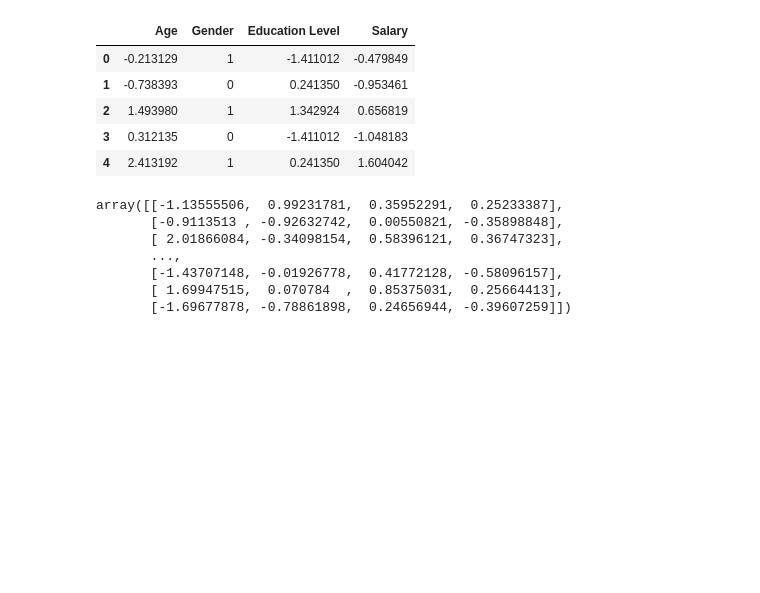
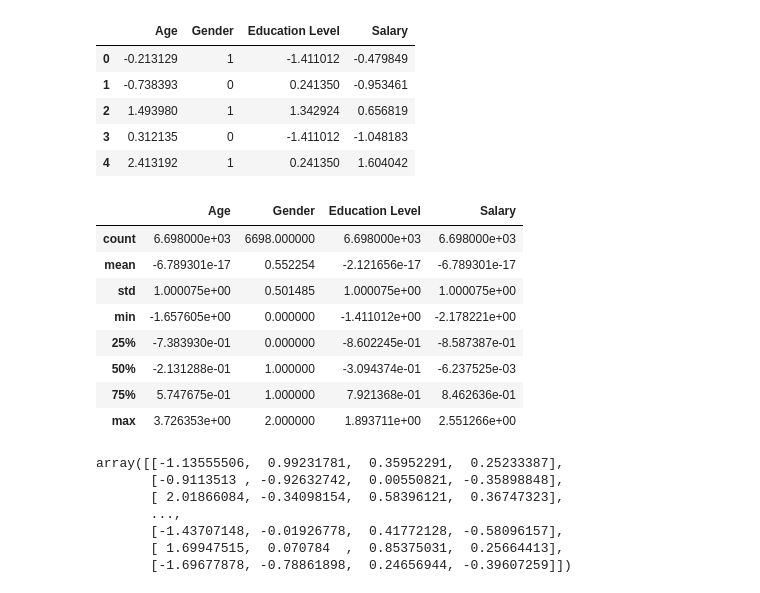
Before and after one commit to NaveenNKD2001/EVmarket, a Jupyter notebook: EV Market Startup.ipynb, the cells around one changed output. Drawn from its saved outputs; the diff is of its cells as text; code cells hidden in the pictures; blank space fills up the shorter version.

```diff
--- a/EV Market Startup.ipynb
+++ b/EV Market Startup.ipynb
@@ -300,6 +307,18 @@ df.head()
 | 2 | 1.493980 | 1 | 1.342924 | 0.656819 |
 | 3 | 0.312135 | 0 | -1.411012 | -1.048183 |
 | 4 | 2.413192 | 1 | 0.241350 | 1.604042 |
+# %%
+df.describe()
+# %% [output]
+|  | Age | Gender | Education Level | Salary |
+| count | 6.698000e+03 | 6698.000000 | 6.698000e+03 | 6.698000e+03 |
+| mean | -6.789301e-17 | 0.552254 | -2.121656e-17 | -6.789301e-17 |
+| std | 1.000075e+00 | 0.501485 | 1.000075e+00 | 1.000075e+00 |
+| min | -1.657605e+00 | 0.000000 | -1.411012e+00 | -2.178221e+00 |
+| 25% | -7.383930e-01 | 0.000000 | -8.602245e-01 | -8.587387e-01 |
+| 50% | -2.131288e-01 | 1.000000 | -3.094374e-01 | -6.237525e-03 |
+| 75% | 5.747675e-01 | 1.000000 | 7.921368e-01 | 8.462636e-01 |
+| max | 3.726353e+00 | 2.000000 | 1.893711e+00 | 2.551266e+00 |
 # %%
 from sklearn.decomposition import PCA
 pca=PCA()
```
Also changed, not shown: parts of 17 cells of this notebook.
